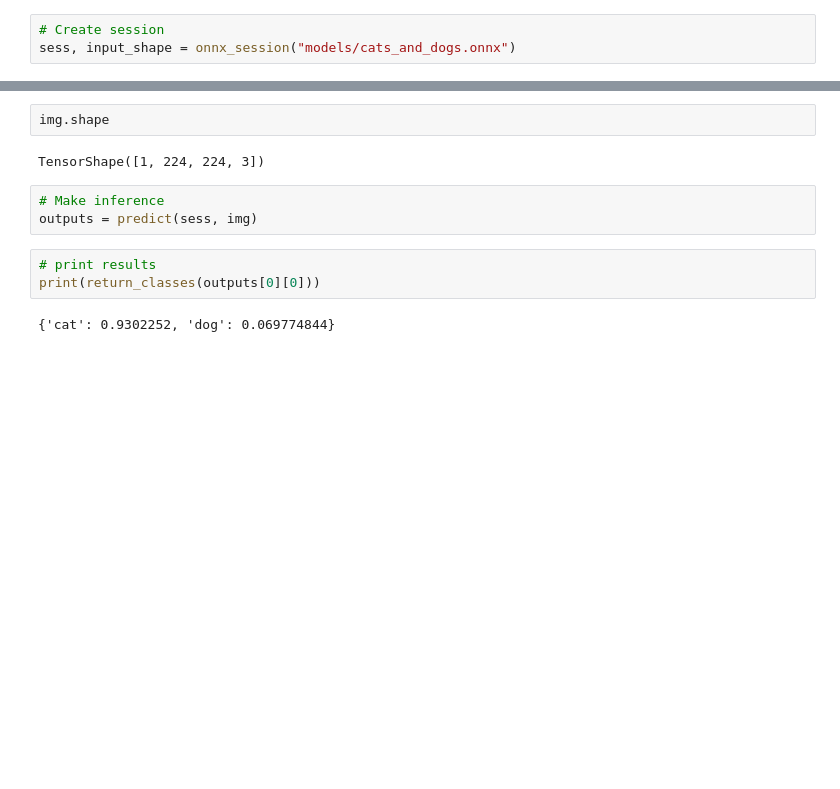
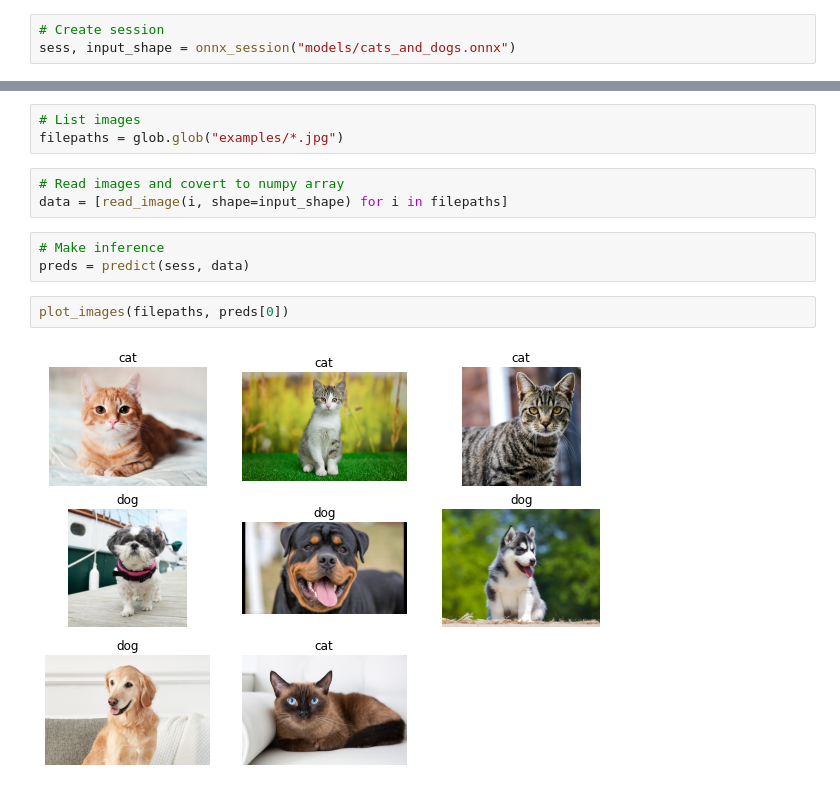
Before and after one commit to lucassiro/portfolio, a Jupyter notebook: projects/image_classification/image_classification.ipynb, the cells around one changed output, grey strips where cells are left out. Saved outputs shown, nothing was run; the diff lists cells and outputs as text; blank space fills up the shorter version.

```diff
--- a/projects/image_classification/image_classification.ipynb
+++ b/projects/image_classification/image_classification.ipynb
@@ -262,12 +290,13 @@ img = read_image(image_path, shape=input_shape)
-# %%
-img.shape
-# %% [output]
-TensorShape([1, 224, 224, 3])
+# %%
+# List images
+filepaths = glob.glob("examples/*.jpg")
+# %%
+# Read images and covert to numpy array
+data = [read_image(i, shape=input_shape) for i in filepaths]
 # %%
 # Make inference
-outputs = predict(sess, img)
+preds = predict(sess, data)
-# %%
-# print results
-print(return_classes(outputs[0][0]))
-# %% [output]
-{'cat': 0.9302252, 'dog': 0.069774844}
+# %%
+plot_images(filepaths, preds[0])
+# %% [output]
+[figure, added]
```
Also changed, not shown: parts of 7 cells of this notebook, 3 other files.
